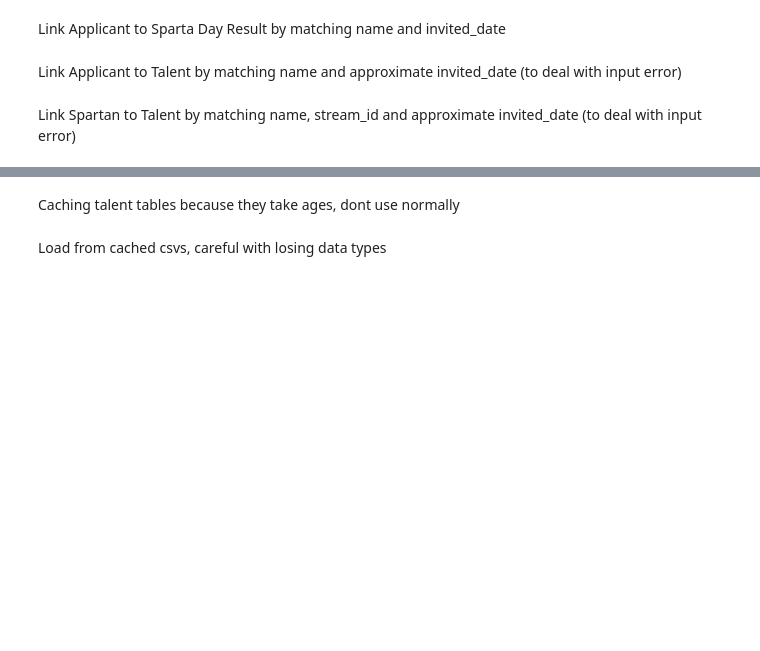
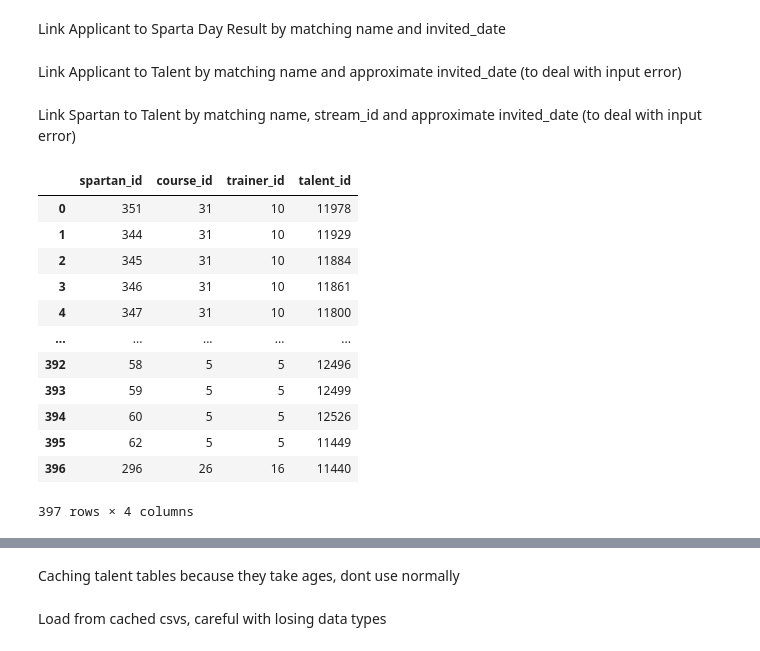
Before and after one commit to Data210/data210-final-project, a Jupyter notebook: Scripts/main.ipynb, the cells around one changed output, grey strips where cells are left out. Saved outputs shown, nothing was run; the diff lists cells and outputs as text; code cells hidden in the pictures; blank space fills up the shorter version.

```diff
--- a/Scripts/main.ipynb
+++ b/Scripts/main.ipynb
@@ -255,3 +263,19 @@ df_spartan_insert = pd.merge_asof(
     left_by=['name','stream_id'],
     right_by=['name','stream_id'],
     direction='backward').drop(['name', 'start_date', 'date','stream_id'], axis=1)
+# %%
+df_spartan_insert
+# %% [output]
+|  | spartan_id | course_id | trainer_id | talent_id |
+| 0 | 351 | 31 | 10 | 11978 |
+| 1 | 344 | 31 | 10 | 11929 |
+| 2 | 345 | 31 | 10 | 11884 |
+| 3 | 346 | 31 | 10 | 11861 |
+| 4 | 347 | 31 | 10 | 11800 |
+| ... | ... | ... | ... | ... |
+| 392 | 58 | 5 | 5 | 12496 |
+| 393 | 59 | 5 | 5 | 12499 |
+| 394 | 60 | 5 | 5 | 12526 |
+| 395 | 62 | 5 | 5 | 11449 |
+| 396 | 296 | 26 | 16 | 11440 |
+397 rows × 4 columns
```
Also changed, not shown: parts of 7 cells of this notebook, 5 other files.
